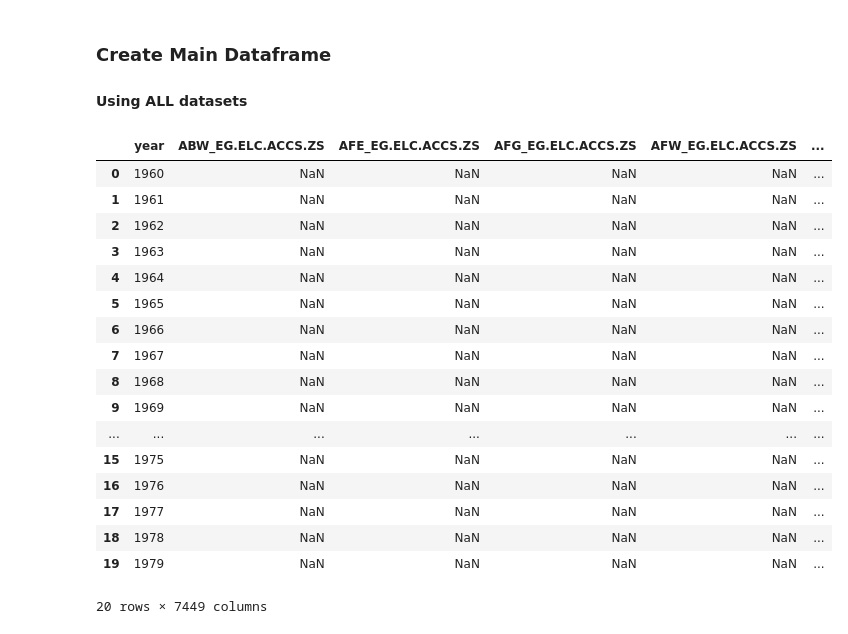
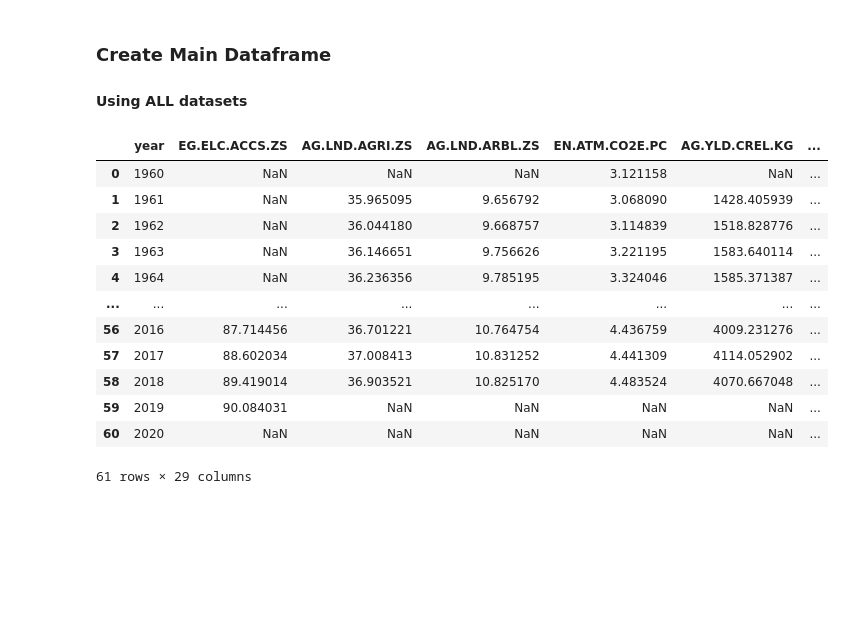
Before and after one commit to raymondj-pace/CS673-conf, a Jupyter notebook: CS673-Conf.ipynb, the cells around one changed output. Drawn from its saved outputs; the diff is of its cells as text; code cells hidden in the pictures; blank space fills up the shorter version.

Commit message:
Fix big dataframe so it is world only data

```diff
--- a/CS673-Conf.ipynb
+++ b/CS673-Conf.ipynb
@@ -78,8 +80,10 @@ df.head()
+# %%
+future_x_axis = orig_x_axis.append(pd.Series(['2021-10-15']))
 # %%
 df.drop(columns=['world_sea_temperature_anomaly'], inplace=True)
 
 # It is safe to drop dates since they are all evenly spaced
-df.drop(columns=['Day', 'world_sea_temperature_anomaly'], inplace=True)
+df.drop(columns=['Day'], inplace=True)
 
 # To keep dates must use the following (and adjust rest of code)
 #df['Day'] =  pd.to_numeric(pd.to_datetime(df['Day'], format='%Y-%m-%d'))
@@ -179,6 +178,8 @@ def create_lstm_model(trainX, trainY, testX, testY, lrate, loss_type, epochs, lo
 
     opt = Adam(learning_rate=lrate)
     model.compile(loss=loss_type, optimizer=opt, metrics=['accuracy'])
+
+    model.summary()
 
     tensorboard = tf.keras.callbacks.TensorBoard(
         log_dir='./tensorboard',
@@ -251,12 +252,6 @@ for lrate in learning_rates:
     testScore = math.sqrt(mean_squared_error(testY_orig[0], testPredict[:,0]))
     print('Test Score: %.2f RMSE' % (testScore))
 
-
-    #
-    # Fix up plotting arrays
-    # TODO: Adjust x-value arrays for dates
-    #
-
     # shift train predictions for plotting
     trainPredictPlot = numpy.empty_like(dataset)
     trainPredictPlot[:, :] = numpy.nan
@@ -301,15 +296,18 @@ for lrate in learning_rates:
     #
     # Plot predictions
     #
-    ax[row].plot(scaler.inverse_transform(dataset), label="data")  # Blue
-    ax[row].plot(trainPredictPlot, label='train-predict')  # Orange
-    ax[row].plot(testPredictPlot, label='test-predict')   # Green
-    ax[row].plot(futurePredictPlot, 'kH', markersize=26, label='future prediction')
+    ax[row].plot(orig_x_axis, scaler.inverse_transform(dataset), 'bo', markersize=4, label="data")  # Blue
+    ax[row].plot(orig_x_axis, trainPredictPlot, 'o', color='orange', markersize=4, label='train-predict')  # Orange
+    ax[row].plot(orig_x_axis, testPredictPlot, 'go', markersize=4, label='test-predict')   # Green
+    ax[row].plot(future_x_axis, futurePredictPlot, 'kH', markersize=16, label='future prediction')
     ax[row].set_title('LSTM Prediction', fontsize=26)
     ax[row].legend(fontsize='xx-large')
-    ax[row].tick_params(axis='both', labelsize=20)
+    ax[row].tick_params(axis='both', labelsize=14)
     ax[row].set_xlabel('Date', fontsize=24)
     ax[row].set_ylabel('Celcius', fontsize=24)
+    ax[row].xaxis.set_major_locator(ticker.MaxNLocator(20))
+    ax[row].xaxis.set_minor_locator(ticker.MaxNLocator(40))
+    ax[row].tick_params(axis='x', rotation=45)
 
     row += 1
 
@@ -766,7 +742,10 @@ def update_master_df(row):
 
     global df_main
 
-    country = row['Country Code']
+    if row['Country Code'] != 'WLD':
+        return
+
+    #country = row['Country Code']
     code = row['Indicator Code']
 
     d = []
@@ -777,7 +756,8 @@ def update_master_df(row):
         else:
             d.append(float("NaN"))
 
-    df_main[country + '_' + code] = d
+    #df_main[country + '_' + code] = d
+    df_main[code] = d
 
 
 
@@ -817,49 +797,44 @@ file_names = [
 # Main dataframe to work off of
 #
 
 df_main = pd.DataFrame(columns=['year'])
 df_main['year'] = [
     1960, 1961, 1962, 1963, 1964, 1965, 1966, 1967, 1968, 1969,
     1970, 1971, 1972, 1973, 1974, 1975, 1976, 1977, 1978, 1979,
     1980, 1981, 1982, 1983, 1984, 1985, 1986, 1987, 1988, 1989,
     1990, 1991, 1992, 1993, 1994, 1995, 1996, 1997, 1998, 1999,
     2000, 2001, 2002, 2003, 2004, 2005, 2006, 2007, 2008, 2009,
     2010, 2011, 2012, 2013, 2014, 2015, 2016, 2017, 2018, 2019,
     2020
 ]
 
 
 #
 # Loop through each dataset and add it to the main dataframe
 #
 c = 0
 df_collection = {}
 for f in file_names:
     _df = pd.read_csv(data_dir + f)
     _df.drop(columns=['Country Name', 'Indicator Name'], inplace=True)
     _df.drop(_df.columns[_df.columns.str.contains('unnamed', case = False)], axis = 1, inplace = True)
     # _df.info()
     df_collection[c] = _df
     _df.apply(update_master_df, axis=1)
     c += 1
 
-df_main.head(20)
+df_main.head(65)
 # %% [output]
-|  | year | ABW_EG.ELC.ACCS.ZS | AFE_EG.ELC.ACCS.ZS | AFG_EG.ELC.ACCS.ZS | AFW_EG.ELC.ACCS.ZS | ... |
-| 0 | 1960 | NaN | NaN | NaN | NaN | ... |
-| 1 | 1961 | NaN | NaN | NaN | NaN | ... |
-| 2 | 1962 | NaN | NaN | NaN | NaN | ... |
-| 3 | 1963 | NaN | NaN | NaN | NaN | ... |
-| 4 | 1964 | NaN | NaN | NaN | NaN | ... |
-| 5 | 1965 | NaN | NaN | NaN | NaN | ... |
-| 6 | 1966 | NaN | NaN | NaN | NaN | ... |
-| 7 | 1967 | NaN | NaN | NaN | NaN | ... |
-| 8 | 1968 | NaN | NaN | NaN | NaN | ... |
-| 9 | 1969 | NaN | NaN | NaN | NaN | ... |
-| ... | ... | ... | ... | ... | ... | ... |
-| 15 | 1975 | NaN | NaN | NaN | NaN | ... |
-| 16 | 1976 | NaN | NaN | NaN | NaN | ... |
-| 17 | 1977 | NaN | NaN | NaN | NaN | ... |
-| 18 | 1978 | NaN | NaN | NaN | NaN | ... |
-| 19 | 1979 | NaN | NaN | NaN | NaN | ... |
+|  | year | EG.ELC.ACCS.ZS | AG.LND.AGRI.ZS | AG.LND.ARBL.ZS | EN.ATM.CO2E.PC | AG.YLD.CREL.KG | ... |
+| 0 | 1960 | NaN | NaN | NaN | 3.121158 | NaN | ... |
+| 1 | 1961 | NaN | 35.965095 | 9.656792 | 3.068090 | 1428.405939 | ... |
+| 2 | 1962 | NaN | 36.044180 | 9.668757 | 3.114839 | 1518.828776 | ... |
+| 3 | 1963 | NaN | 36.146651 | 9.756626 | 3.221195 | 1583.640114 | ... |
+| 4 | 1964 | NaN | 36.236356 | 9.785195 | 3.324046 | 1585.371387 | ... |
+| ... | ... | ... | ... | ... | ... | ... | ... |
+| 56 | 2016 | 87.714456 | 36.701221 | 10.764754 | 4.436759 | 4009.231276 | ... |
+| 57 | 2017 | 88.602034 | 37.008413 | 10.831252 | 4.441309 | 4114.052902 | ... |
+| 58 | 2018 | 89.419014 | 36.903521 | 10.825170 | 4.483524 | 4070.667048 | ... |
+| 59 | 2019 | 90.084031 | NaN | NaN | NaN | NaN | ... |
+| 60 | 2020 | NaN | NaN | NaN | NaN | NaN | ... |
-20 rows × 7449 columns
+61 rows × 29 columns
```
Also changed, not shown: parts of 5 cells of this notebook.
